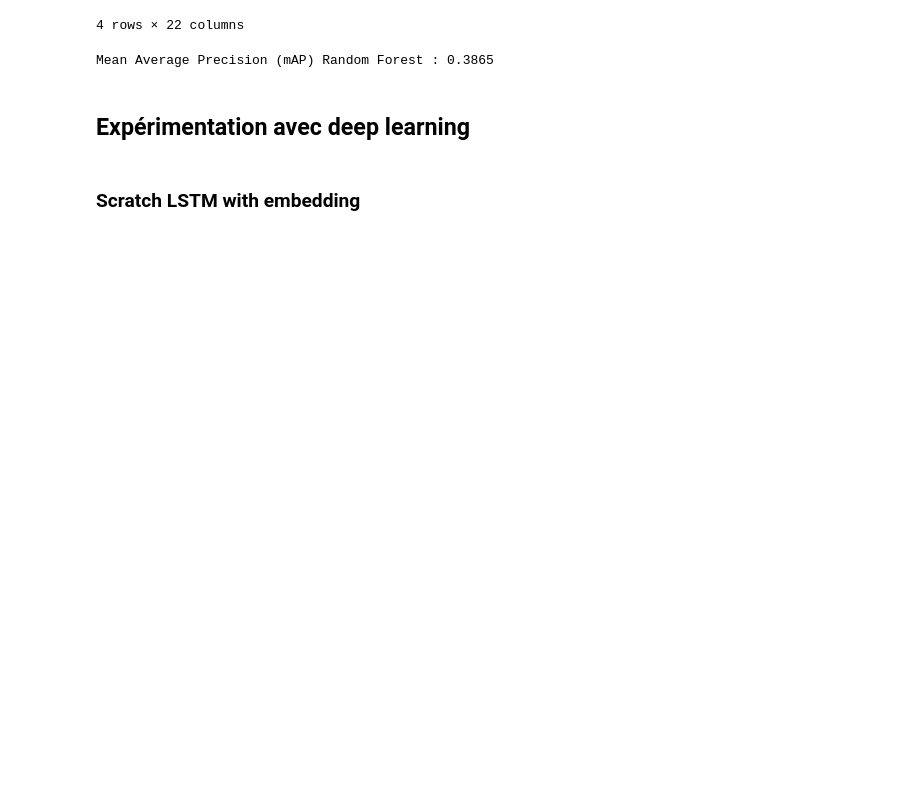
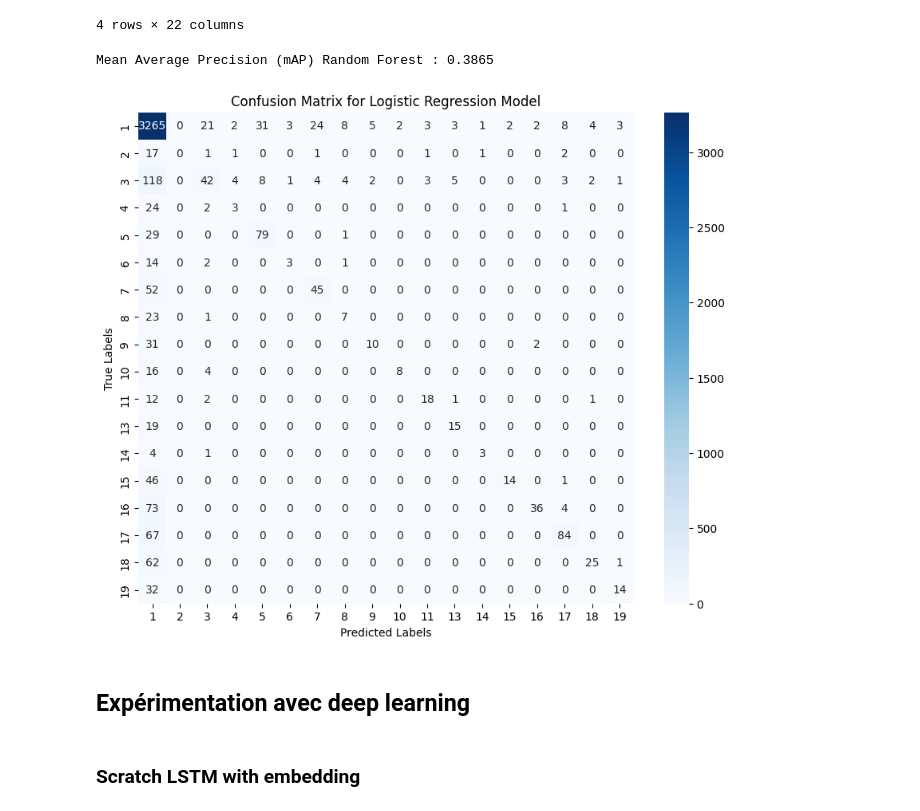
Before and after one commit to 2024-2025-estia-bihar/final_projet_lucg, a Jupyter notebook: notebooks/text_classification.ipynb, the cells around one changed output. Cells and saved outputs as stored; diff of their text form; code cells hidden in the pictures; blank space fills up the shorter version.

```diff
--- a/notebooks/text_classification.ipynb
+++ b/notebooks/text_classification.ipynb
@@ -267,15 +265,18 @@ Random Forest F1 Score: 0.6722
 # %%
 from sklearn.metrics import average_precision_score
 
 average_precisions = []
 for i in range(y_val.shape[1]):
     ap = average_precision_score(y_val.iloc[:, i], y_pred_rf[:, i])
     average_precisions.append(ap)
 
 # Calculate mean average precision
 mean_ap = sum(average_precisions) / len(average_precisions)
 print(f"Mean Average Precision (mAP) Random Forest : {mean_ap:.4f}")
+
+confusion_marice_multilabel(y_val, y_pred_rf, classes)
 # %% [output]
 Mean Average Precision (mAP) Random Forest : 0.3865
+[figure, added]
 # %% [markdown]
 ## Expérimentation avec deep learning
```
Also changed, not shown: parts of 34 cells of this notebook.
